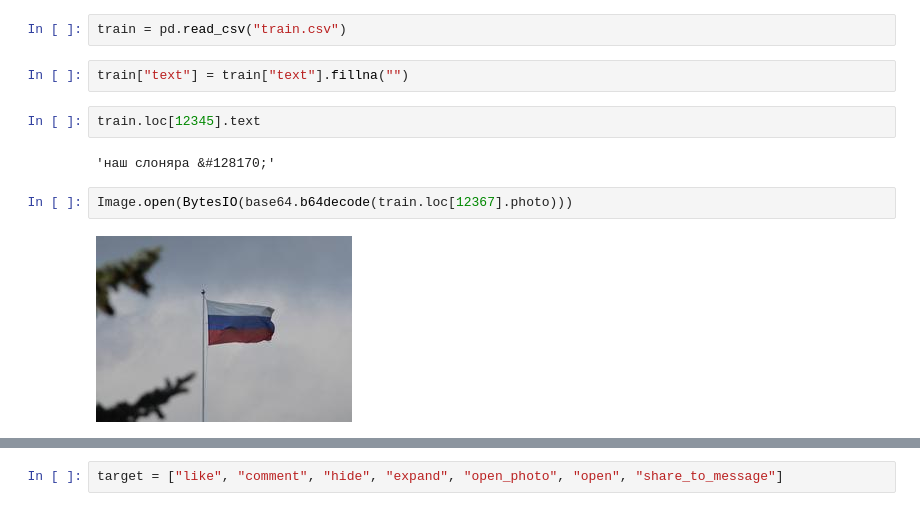
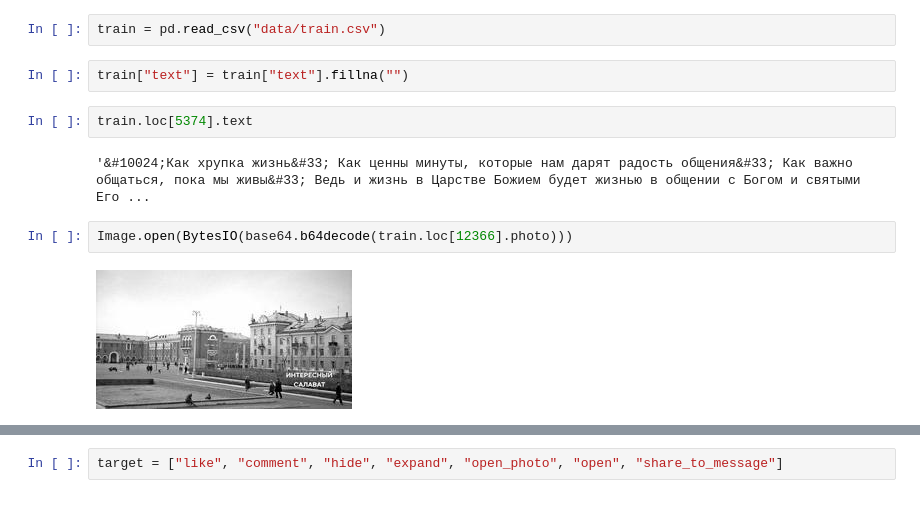
Before and after one commit to Todyas/CHEESE_NTO, a Jupyter notebook: fit.ipynb, the cells around one changed output, grey strips where cells are left out. Cells and saved outputs as stored; diff of their text form.

```diff
--- a/fit.ipynb
+++ b/fit.ipynb
@@ -13,13 +188,13 @@ import pickle
 # %%
-train = pd.read_csv("train.csv")
+train = pd.read_csv("data/train.csv")
 # %%
 train["text"] = train["text"].fillna("")
 # %%
-train.loc[12345].text
+train.loc[5374].text
 # %% [output]
-'наш слоняра &#128170;'
+'&#10024;Как хрупка жизнь&#33; Как ценны минуты, которые нам дарят радость общения&#33; Как важно общаться, пока мы живы&#33; Ведь и жизнь в Царстве Божием будет жизнью в общении с Богом и святыми Его ...
 # %%
-Image.open(BytesIO(base64.b64decode(train.loc[12367].photo)))
+Image.open(BytesIO(base64.b64decode(train.loc[12366].photo)))
 # %% [output]
-[figure, old version]
+[figure, new version]
 # %%
```
Also changed, not shown: parts of 17 cells of this notebook, 7 other files.
